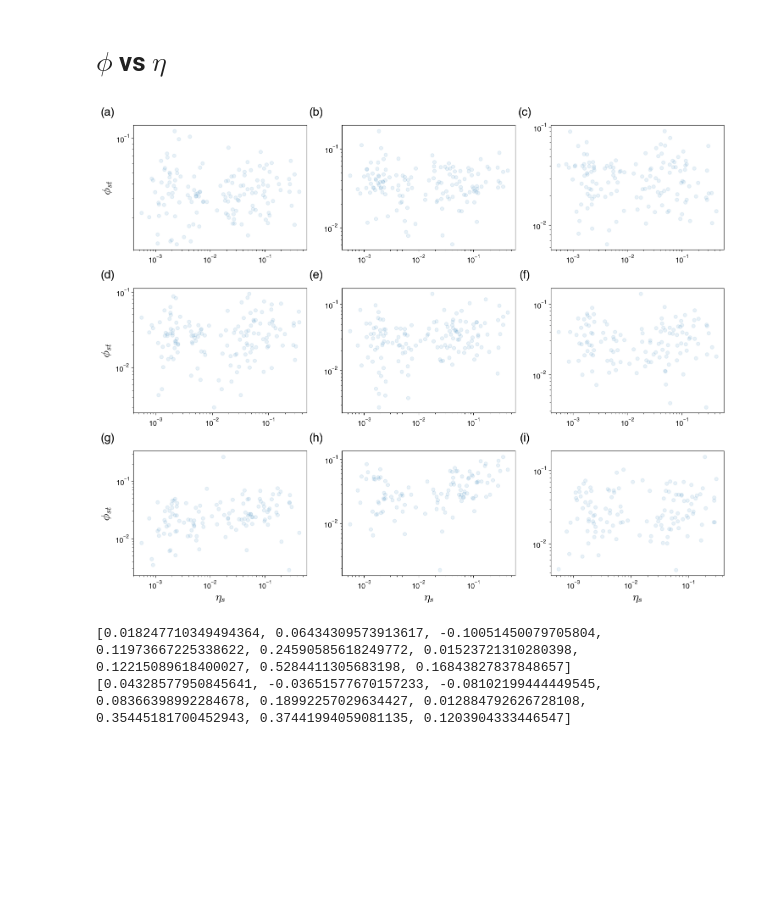
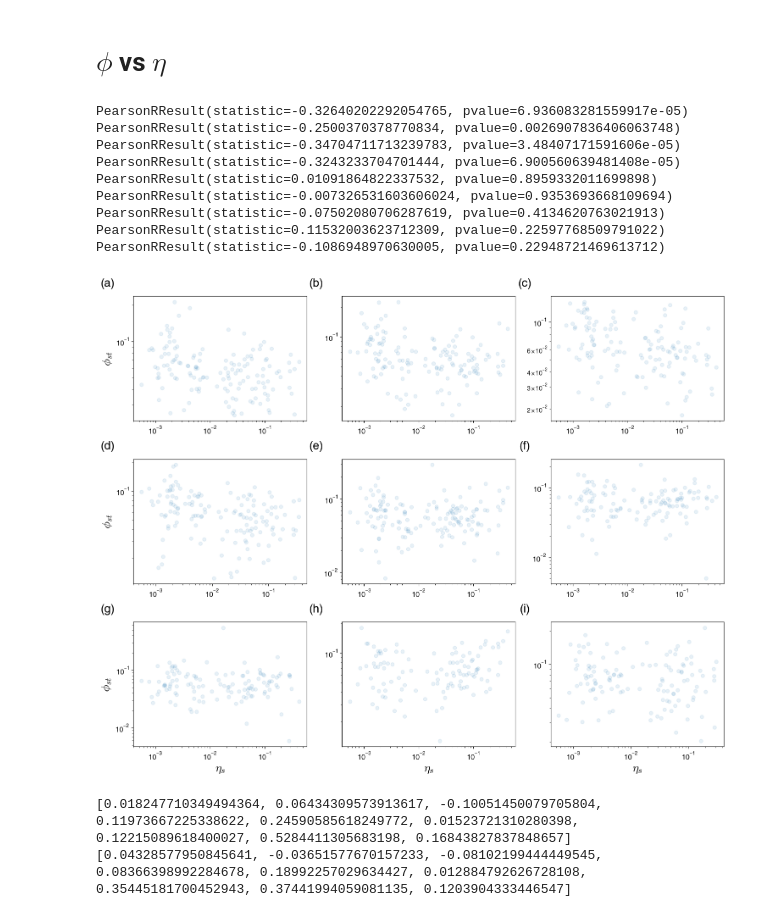
Before and after one commit to kwyosu7/Tuberculosis_hospital_optimization, a Jupyter notebook: article_figure.ipynb, the cells around one changed output. Cells and saved outputs as stored; diff of their text form; code cells hidden in the pictures; blank space fills up the shorter version.

Commit message:
generate paper figure

```diff
--- a/article_figure.ipynb
+++ b/article_figure.ipynb
@@ -190,46 +197,57 @@ Pcorr_list = []
 Scorr_list = []
 # age_labels = ["40~49", "50~59", "60~69", "70~79", "80~"]
 colors = ['#8ec579', '#c6e2bc', '#ffffff', '#c0a5c8', '#804b90']
 for year in range(2014, 2023):
     path = '/home/users/YongsungKwon/workplace/Yongpyter/Tuberculosis_hospital_optimization/data_result/data_over40/'+str(year)+'_40.txt'
     data = pd.read_csv(path, sep=',')
     N = data.iloc[:, 6:15].copy().mul(data['N'], axis=0)
     D = data.iloc[:, 15:24].copy().mul(data['D'],axis=0)
     eta = data['h'] / data['A']
-    phi_df = D.iloc[:, :] / N.iloc[:, :].values
-    phi_df.columns = phi_df.columns.str.slice(start=2)
+    # phi_df = D.iloc[:, :] / N.iloc[:, :].values
+    # phi_df.columns = phi_df.columns.str.slice(start=2)
 
-    phi_list = []
-    eta_list = []
-    for i in range(5)[1:2]:
-        phi_list+=list(phi_df[phi_df.columns[4:][i]])
-        eta_list+=list(eta)
-    pcorr, p_value = pearsonr(eta_list, phi_list)
-    Pcorr_list.append(pcorr)
-    scorr, p_value = spearmanr(eta_list, phi_list)
-    Scorr_list.append(scorr)
+    # phi_list = []
+    # eta_list = []
+    # for i in range(5)[1:2]:
+    #     phi_list+=list(phi_df[phi_df.columns[4:][i]])
+    #     eta_list+=list(eta)
+    # pcorr, p_value = pearsonr(eta_list, phi_list)
+    # Pcorr_list.append(pcorr)
+    # scorr, p_value = spearmanr(eta_list, phi_list)
+    # Scorr_list.append(scorr)
 
     ax = fig.add_subplot(gs[c // 3, c % 3])
     # sns.boxplot(x=age_label_list, y=phi_list, ax=ax, width=0.5, showfliers=False, palette=colors)
-    ax.scatter(eta_list, phi_list, alpha=0.1)
+    # ax.scatter(eta_list, phi_list, alpha=0.1)
+    ax.scatter(eta, data['D']/data['N'], alpha=0.1)
     # ax.set_ylim(-0.02, 0.44)
     if c >5:ax.set_xlabel(r'$\eta_s$',size=20)
     if c %3 == 0: ax.set_ylabel(r'$\phi_{st}$',size=20)
     ax.set_xscale('log')
     ax.set_yscale('log')
 
     ax.tick_params(axis='x', labelsize=12)
     ax.tick_params(axis='y', labelsize=12)
 
     ax.text(title_pos[0], title_pos[1], f'({title_list[c]})', fontsize=title_size,
             ha='center', va='center', transform=ax.transAxes)
+    print(pearsonr(np.log10(eta), np.log10(data['D']/data['N'])))
     c += 1
 
 plt.tight_layout()
 # plt.savefig('/home/users/YongsungKwon/workplace/Yongpyter/Tuberculosis_hospital_optimization/data_result/figure/phi_age.pdf', format='pdf', transparent=True)
 plt.show()
 # %% [output]
+PearsonRResult(statistic=-0.32640202292054765, pvalue=6.936083281559917e-05)
+PearsonRResult(statistic=-0.2500370378770834, pvalue=0.0026907836406063748)
+PearsonRResult(statistic=-0.34704711713239783, pvalue=3.48407171591606e-05)
+PearsonRResult(statistic=-0.3243233704701444, pvalue=6.900560639481408e-05)
+PearsonRResult(statistic=0.01091864822337532, pvalue=0.8959332011699898)
+PearsonRResult(statistic=-0.007326531603606024, pvalue=0.9353693668109694)
+PearsonRResult(statistic=-0.07502080706287619, pvalue=0.4134620763021913)
+PearsonRResult(statistic=0.11532003623712309, pvalue=0.22597768509791022)
+PearsonRResult(statistic=-0.1086948970630005, pvalue=0.22948721469613712)
-[figure, old version]
+[figure, new version]
 # %%
 print(Pcorr_list)
 print(Scorr_list)
```
Also changed, not shown: parts of 14 cells of this notebook.
